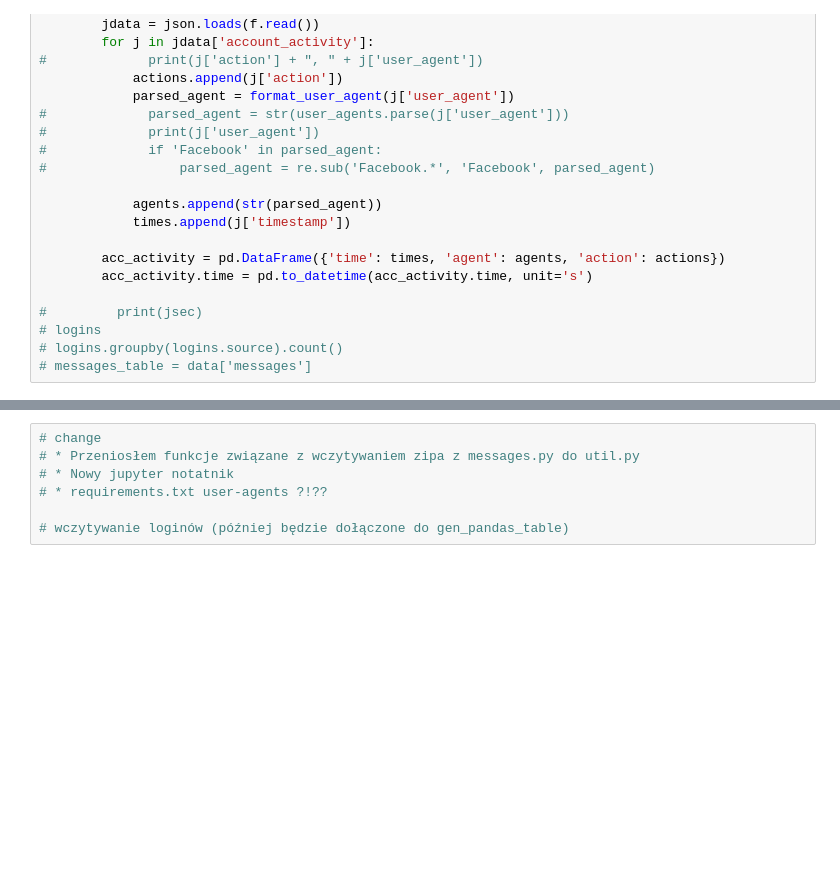
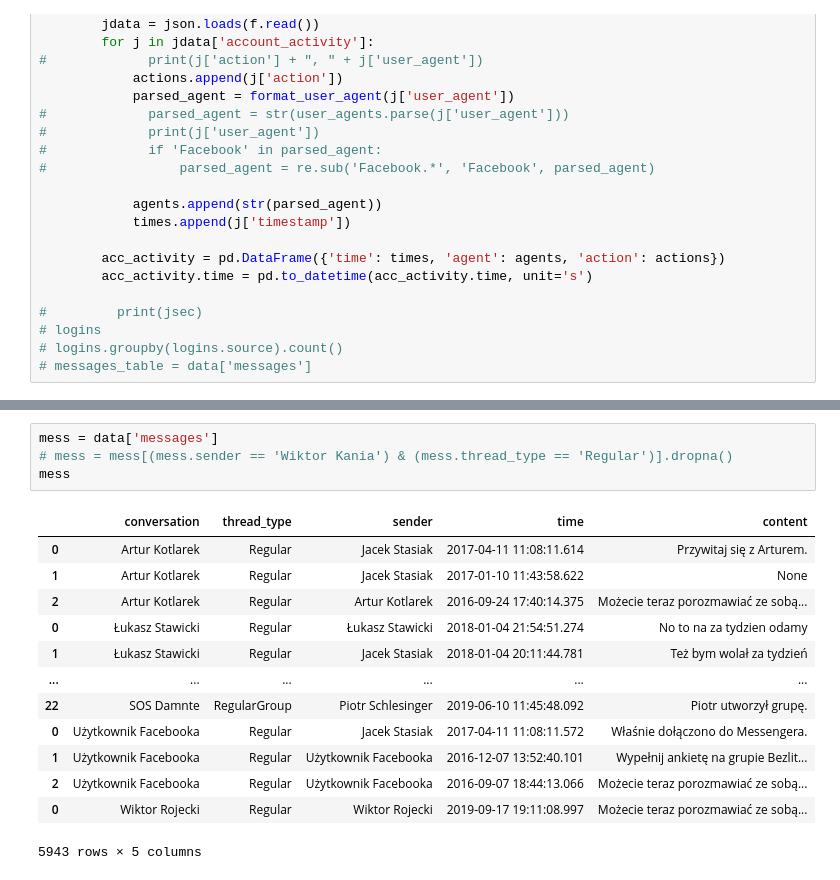
Before and after one commit to klima7/Social-Insight, a Jupyter notebook: analytics/Analytics2.ipynb, the cells around one changed output, grey strips where cells are left out. Cells and saved outputs as stored; diff of their text form; blank space fills up the shorter version.

```diff
--- a/analytics/Analytics2.ipynb
+++ b/analytics/Analytics2.ipynb
@@ -134,7 +132,18 @@ chart
-# %%
-# change
-# * Przeniosłem funkcje związane z wczytywaniem zipa z messages.py do util.py
-# * Nowy jupyter notatnik
-# * requirements.txt user-agents ?!??
-
-# wczytywanie loginów (później będzie dołączone do gen_pandas_table)
+# %%
+mess = data['messages']
+# mess = mess[(mess.sender == 'Wiktor Kania') & (mess.thread_type == 'Regular')].dropna()
+mess
+# %% [output]
+|  | conversation | thread_type | sender | time | content |
+| 0 | Artur Kotlarek | Regular | Jacek Stasiak | 2017-04-11 11:08:11.614 | Przywitaj się z Arturem. |
+| 1 | Artur Kotlarek | Regular | Jacek Stasiak | 2017-01-10 11:43:58.622 | None |
+| 2 | Artur Kotlarek | Regular | Artur Kotlarek | 2016-09-24 17:40:14.375 | Możecie teraz porozmawiać ze sobą... |
+| 0 | Łukasz Stawicki | Regular | Łukasz Stawicki | 2018-01-04 21:54:51.274 | No to na za tydzien odamy |
+| 1 | Łukasz Stawicki | Regular | Jacek Stasiak | 2018-01-04 20:11:44.781 | Też bym wolał za tydzień |
+| ... | ... | ... | ... | ... | ... |
+| 22 | SOS Damnte | RegularGroup | Piotr Schlesinger | 2019-06-10 11:45:48.092 | Piotr utworzył grupę. |
+| 0 | Użytkownik Facebooka | Regular | Jacek Stasiak | 2017-04-11 11:08:11.572 | Właśnie dołączono do Messengera. |
+| 1 | Użytkownik Facebooka | Regular | Użytkownik Facebooka | 2016-12-07 13:52:40.101 | Wypełnij ankietę na grupie Bezlit... |
+| 2 | Użytkownik Facebooka | Regular | Użytkownik Facebooka | 2016-09-07 18:44:13.066 | Możecie teraz porozmawiać ze sobą... |
+| 0 | Wiktor Rojecki | Regular | Wiktor Rojecki | 2019-09-17 19:11:08.997 | Możecie teraz porozmawiać ze sobą... |
+5943 rows × 5 columns
```
Also changed, not shown: parts of 4 cells of this notebook, 1 other file.
